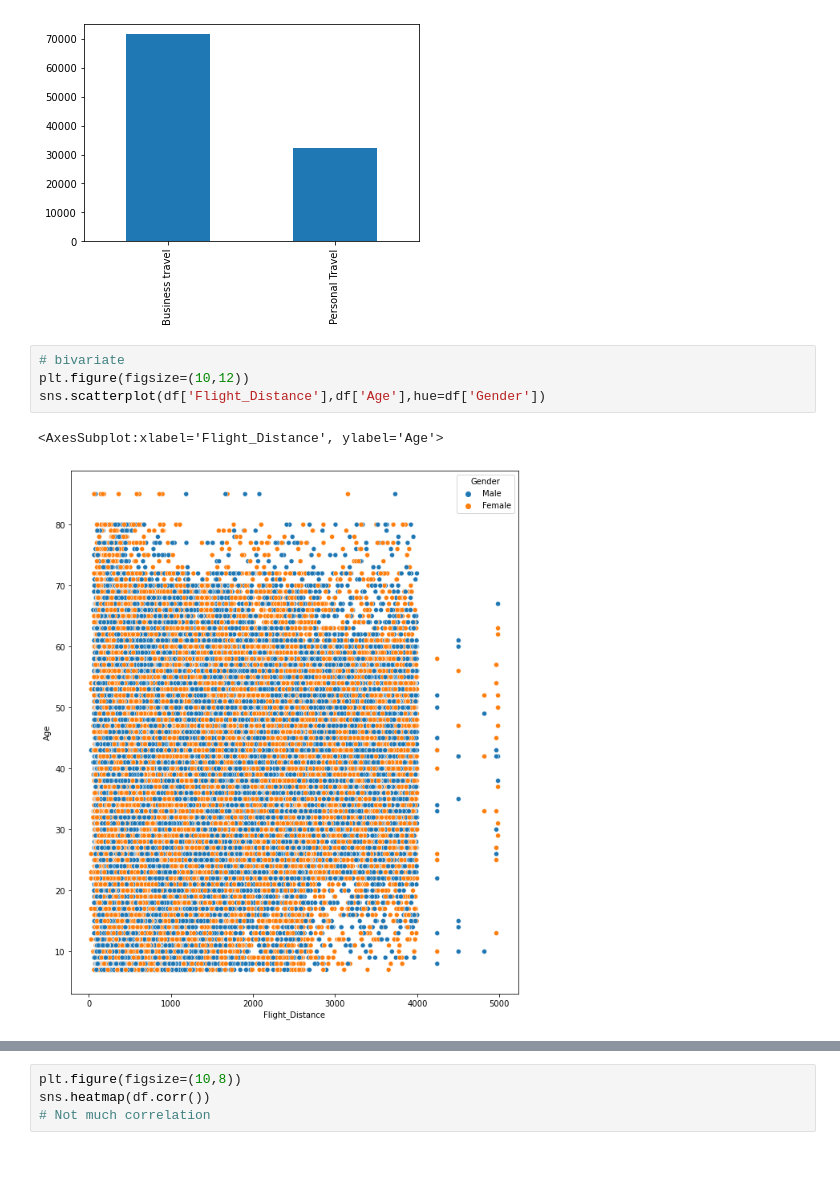
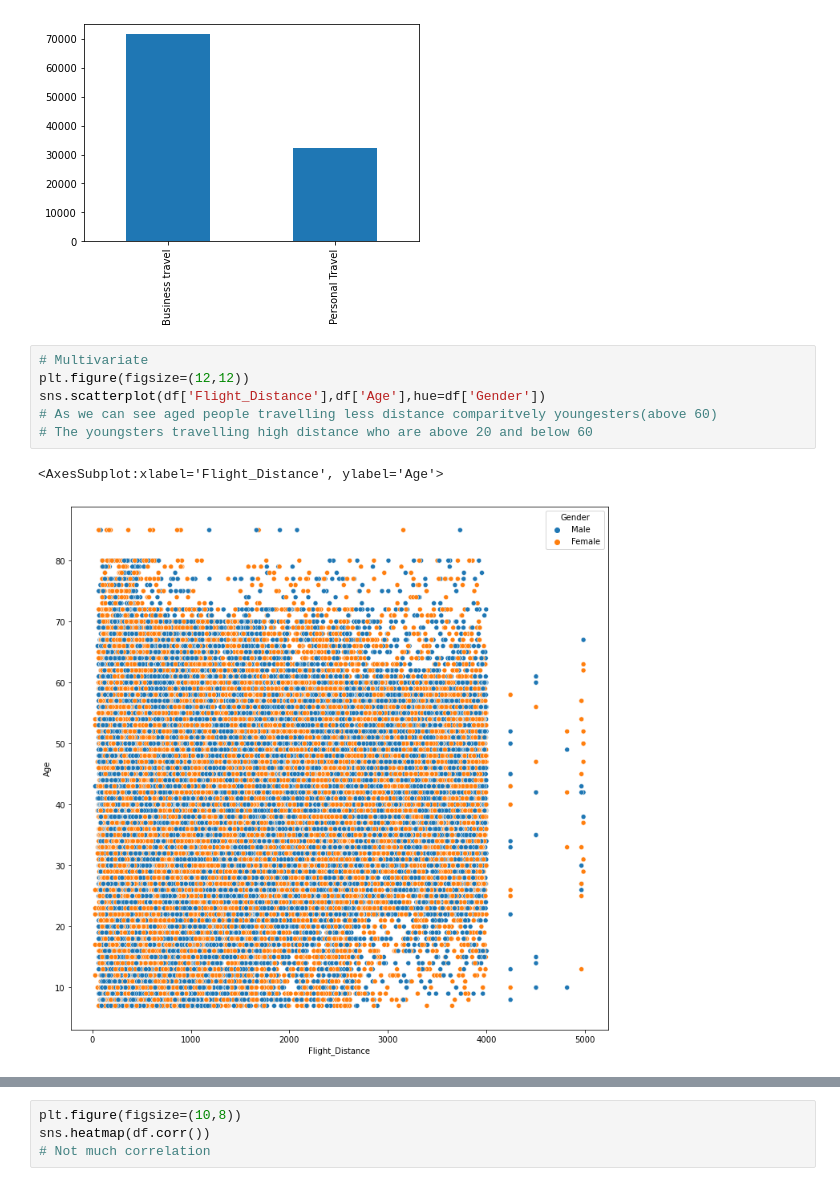
Before and after one commit to sameer8049/Capstone-Project, a Jupyter notebook: Airline_satisfaction.ipynb, the cells around one changed output, grey strips where cells are left out. Saved outputs shown, nothing was run; the diff lists cells and outputs as text.

```diff
--- a/Airline_satisfaction.ipynb
+++ b/Airline_satisfaction.ipynb
@@ -247,9 +282,11 @@ df['Type_of_Travel'].value_counts().plot(kind='bar')
 <AxesSubplot:>
 [figure]
 # %%
-# bivariate
-plt.figure(figsize=(10,12))
+# Multivariate
+plt.figure(figsize=(12,12))
 sns.scatterplot(df['Flight_Distance'],df['Age'],hue=df['Gender'])
+# As we can see aged people travelling less distance comparitvely youngesters(above 60)
+# The youngsters travelling high distance who are above 20 and below 60
 # %% [output]
 <AxesSubplot:xlabel='Flight_Distance', ylabel='Age'>
-[figure, old version]
+[figure, new version]
```
Also changed, not shown: parts of 17 cells of this notebook.
